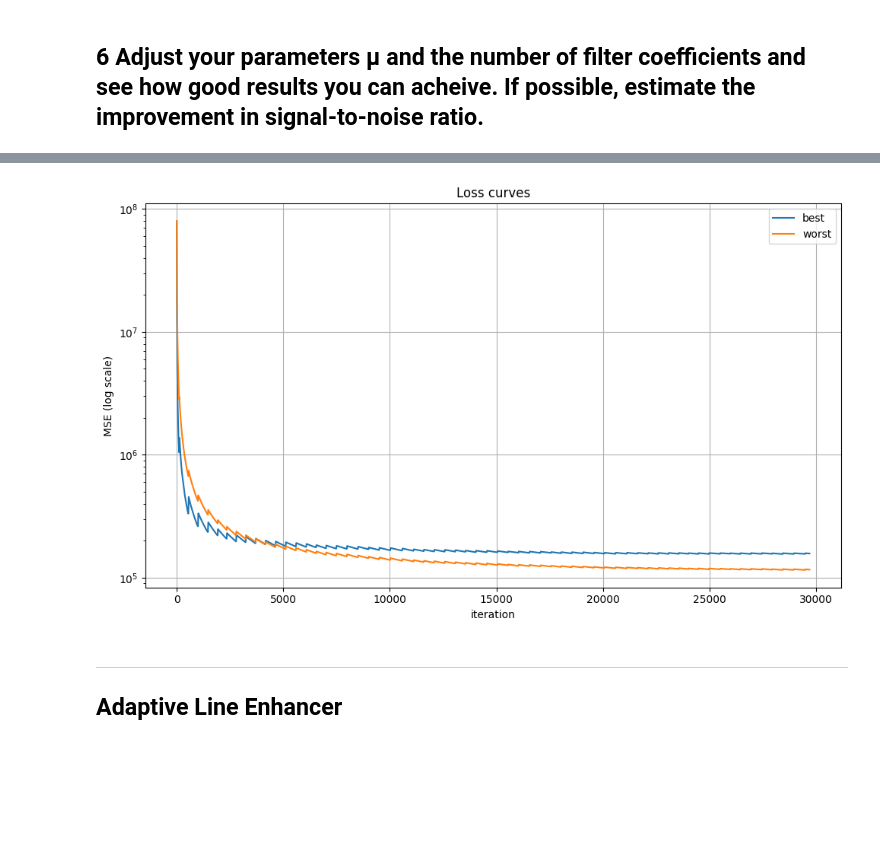
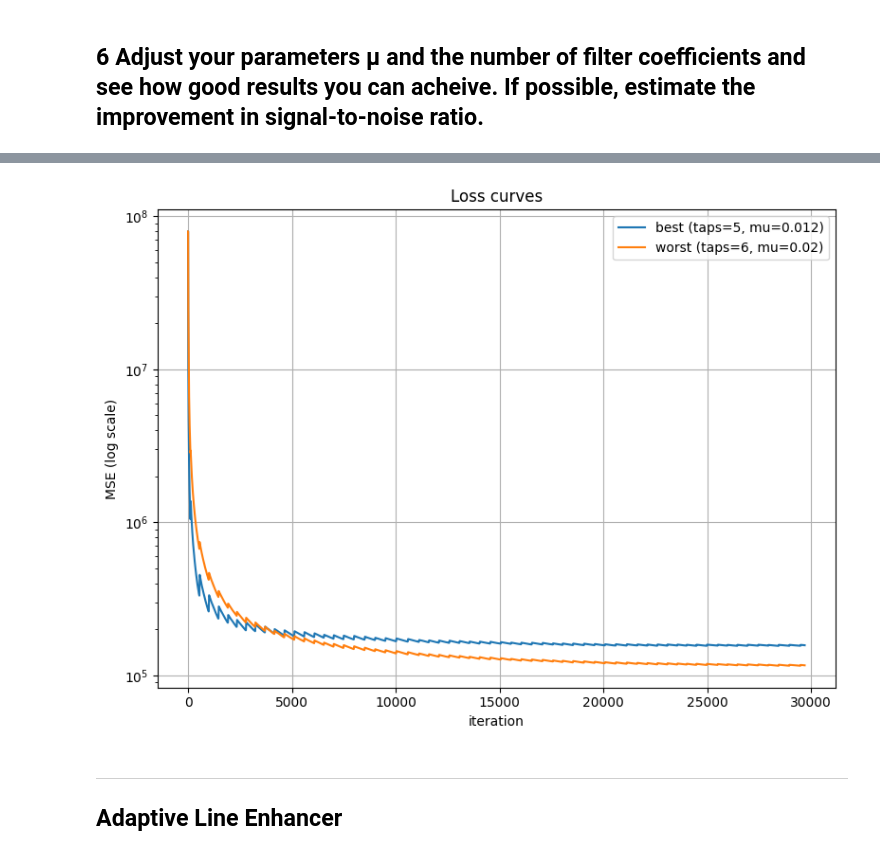
Before and after one commit to kpbaks/advance-signal-processing-assignment-2, a Jupyter notebook: assignment_2.ipynb, the cells around one changed output, grey strips where cells are left out. Drawn from its saved outputs; the diff is of its cells as text; code cells hidden in the pictures; blank space fills up the shorter version.

```diff
--- a/assignment_2.ipynb
+++ b/assignment_2.ipynb
@@ -163,3 +170,7 @@ mu = 0.3 # step size between 0 and 1 / (3 * trR)
 lms_result: LmsResult = lms(synthetic_cosine_at_powerline_freq, ecg, mu, suggested_n_taps)
 y = lms_result.y
 err = lms_result.err
+# %%
+%%timeit
+mu = 0.3
+lms_result: LmsResult = lms(synthetic_cosine_at_powerline_freq, ecg, mu, suggested_n_taps)
@@ -196,3 +209,15 @@ def plot_weights_over_time_and_against_each_other(adaptive_filter_result, figsiz
 plot_weights_over_time_and_against_each_other(lms_result, savefig='./img/lms_weights_over_time_and_against_each_other_taps_2_mu_0.3.png')
 # %% [output]
 [figure]
+# %%
+snrs = []
+
+results_with_different_orders = []
+
+# test 2,3, ..., 8 taps
+for taps in tqdm(range(2, 8 + 1), ncols=100):
+    _, Rxx = autocorr(synthetic_cosine_at_powerline_freq, taps)
+
+    mu = 1 / (3 * np.trace(Rxx)) # estimate mu from Rxx
+    result: LmsResult = lms(synthetic_cosine_at_powerline_freq, ecg, mu, taps)
+    results_with_different_orders.append((taps, result))
@@ -278,19 +318,19 @@ Worst: (6, 0.025486357306136815, -25.855897884939978, 116383.83436804001)
 [figure]
 # %%
 # plot loss curves of best and worst
-_, ax = plt.subplots(1, 1, figsize=(10, 6))
-ax.plot(res_lms_best.mse, label='best')
-ax.plot(res_lms_worst.mse, label='worst')
+_, ax = plt.subplots(1, 1, figsize=(8, 6))
+ax.plot(res_lms_best.mse, label='best (taps=5, mu=0.012)')
+ax.plot(res_lms_worst.mse, label='worst (taps=6, mu=0.02)')
 ax.set_title('Loss curves')
 ax.set_xlabel('iteration')
 ax.semilogy()
 ax.set_ylabel('MSE (log scale)')
 ax.grid()
 ax.legend()
 plt.tight_layout()
 plt.show()
 # %% [output]
-[figure, old version]
+[figure, new version]
 # %% [markdown]
 ---
 ## Adaptive Line Enhancer
```
Also changed, not shown: parts of 16 cells of this notebook, 14 other files.
